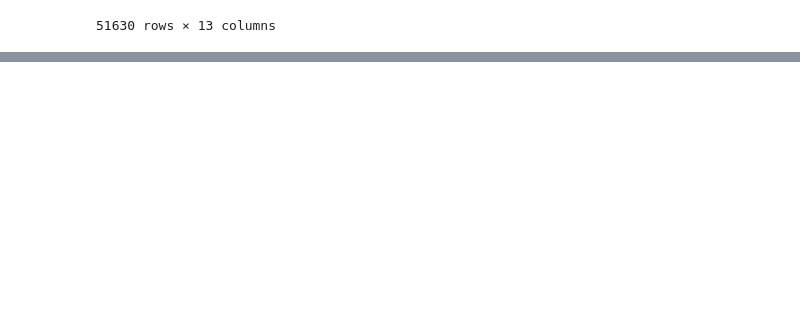
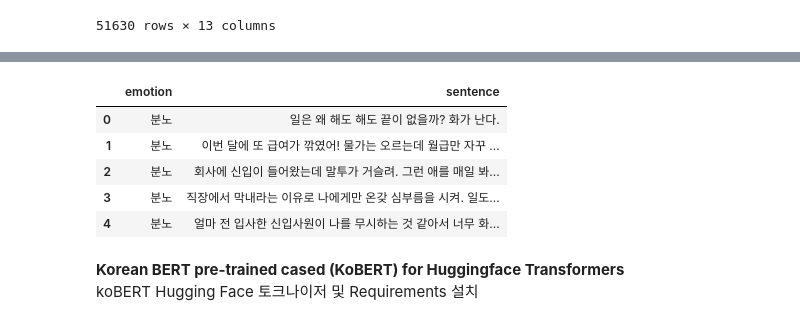
Before and after one commit to kiw331/sentiment-analysis, a Jupyter notebook: tutorial.ipynb, the cells around one changed output, grey strips where cells are left out. Saved outputs shown, nothing was run; the diff lists cells and outputs as text; code cells hidden in the pictures; blank space fills up the shorter version.

```diff
--- a/tutorial.ipynb
+++ b/tutorial.ipynb
@@ -69,0 +66,11 @@ train_set
+# %%
+train_set = train_set[['감정_대분류','사람문장1']]
+train_set.columns = ['emotion', 'sentence']  # 칼럼이름 변경
+train_set.head()
+# %% [output]
+|  | emotion | sentence |
+| 0 | 분노 | 일은 왜 해도 해도 끝이 없을까? 화가 난다. |
+| 1 | 분노 | 이번 달에 또 급여가 깎였어! 물가는 오르는데 월급만 자꾸 ... |
+| 2 | 분노 | 회사에 신입이 들어왔는데 말투가 거슬려. 그런 애를 매일 봐... |
+| 3 | 분노 | 직장에서 막내라는 이유로 나에게만 온갖 심부름을 시켜. 일도... |
+| 4 | 분노 | 얼마 전 입사한 신입사원이 나를 무시하는 것 같아서 너무 화... |
@@ -69,0 +86,4 @@ train_set
+# %% [markdown]
+__Korean BERT pre-trained cased (KoBERT) for Huggingface Transformers__
+<br>
+koBERT Hugging Face 토크나이저 및  Requirements 설치
```
Also changed, not shown: parts of 15 cells of this notebook.
